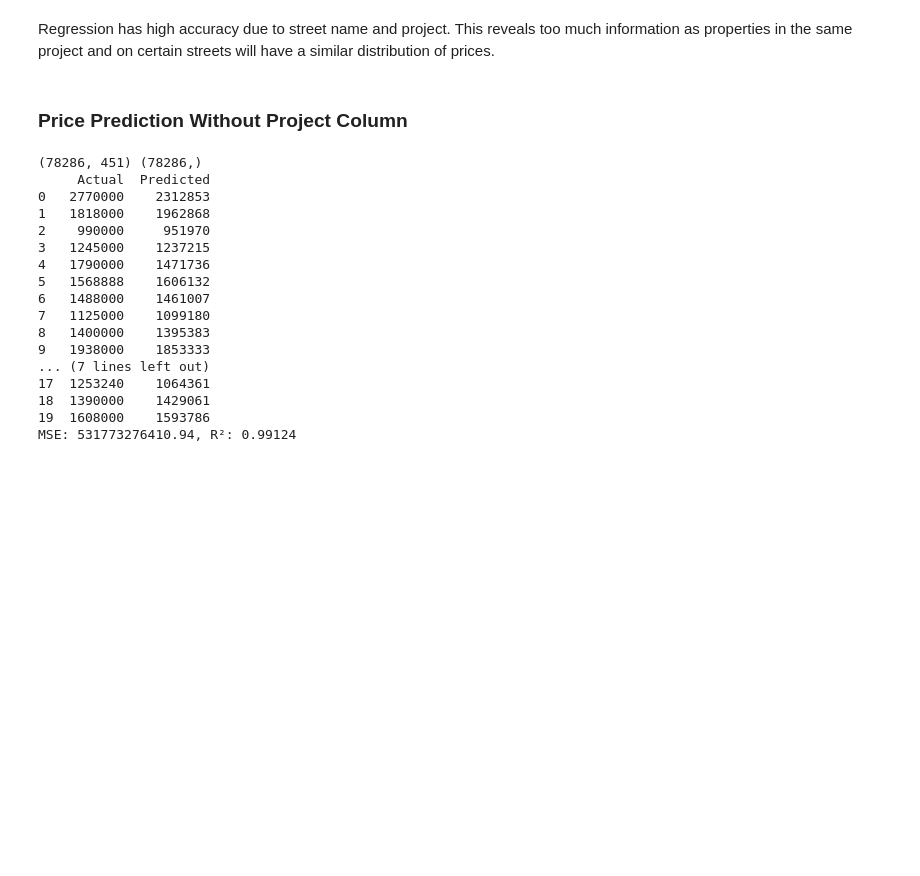
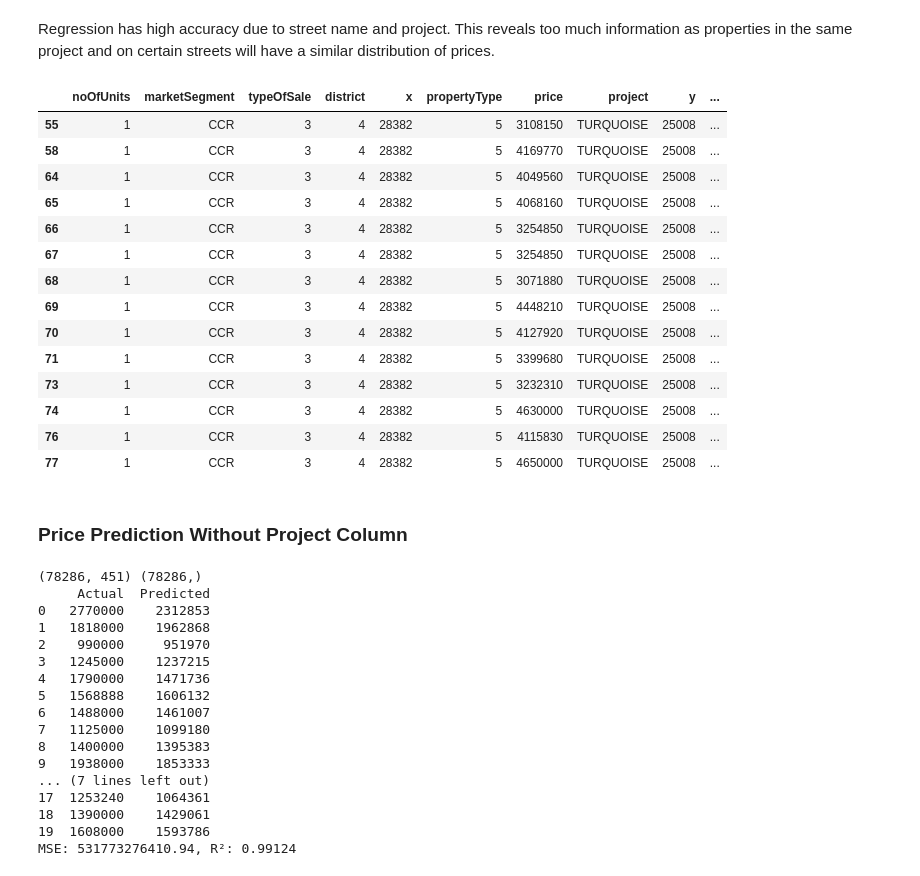
Before and after one commit to AdityaPugalia/Singapore-Housing-Price-Analysis, a Jupyter notebook: Price Prediction.ipynb, the cells around one changed output. Drawn from its saved outputs; the diff is of its cells as text; code cells hidden in the pictures; blank space fills up the shorter version.

```diff
--- a/Price Prediction.ipynb
+++ b/Price Prediction.ipynb
@@ -187,6 +193,24 @@ print(importance[:20].reset_index(drop=True))
 19          street_RIVER VALLEY ROAD     -2103562
 # %% [markdown]
 Regression has high accuracy due to street name and project. This reveals too much information as properties in the same project and on certain streets will have a similar distribution of prices.
+# %%
+df_copy[(df_copy['project'] == "TURQUOISE") & (df_copy['contractYear'] == 2022)]
+# %% [output]
+|  | noOfUnits | marketSegment | typeOfSale | district | x | propertyType | price | project | y | ... |
+| 55 | 1 | CCR | 3 | 4 | 28382 | 5 | 3108150 | TURQUOISE | 25008 | ... |
+| 58 | 1 | CCR | 3 | 4 | 28382 | 5 | 4169770 | TURQUOISE | 25008 | ... |
+| 64 | 1 | CCR | 3 | 4 | 28382 | 5 | 4049560 | TURQUOISE | 25008 | ... |
+| 65 | 1 | CCR | 3 | 4 | 28382 | 5 | 4068160 | TURQUOISE | 25008 | ... |
+| 66 | 1 | CCR | 3 | 4 | 28382 | 5 | 3254850 | TURQUOISE | 25008 | ... |
+| 67 | 1 | CCR | 3 | 4 | 28382 | 5 | 3254850 | TURQUOISE | 25008 | ... |
+| 68 | 1 | CCR | 3 | 4 | 28382 | 5 | 3071880 | TURQUOISE | 25008 | ... |
+| 69 | 1 | CCR | 3 | 4 | 28382 | 5 | 4448210 | TURQUOISE | 25008 | ... |
+| 70 | 1 | CCR | 3 | 4 | 28382 | 5 | 4127920 | TURQUOISE | 25008 | ... |
+| 71 | 1 | CCR | 3 | 4 | 28382 | 5 | 3399680 | TURQUOISE | 25008 | ... |
+| 73 | 1 | CCR | 3 | 4 | 28382 | 5 | 3232310 | TURQUOISE | 25008 | ... |
+| 74 | 1 | CCR | 3 | 4 | 28382 | 5 | 4630000 | TURQUOISE | 25008 | ... |
+| 76 | 1 | CCR | 3 | 4 | 28382 | 5 | 4115830 | TURQUOISE | 25008 | ... |
+| 77 | 1 | CCR | 3 | 4 | 28382 | 5 | 4650000 | TURQUOISE | 25008 | ... |
 # %% [markdown]
 ### Price Prediction Without Project Column
 # %%
```
Also changed, not shown: parts of 6 cells of this notebook, 23 other files.
